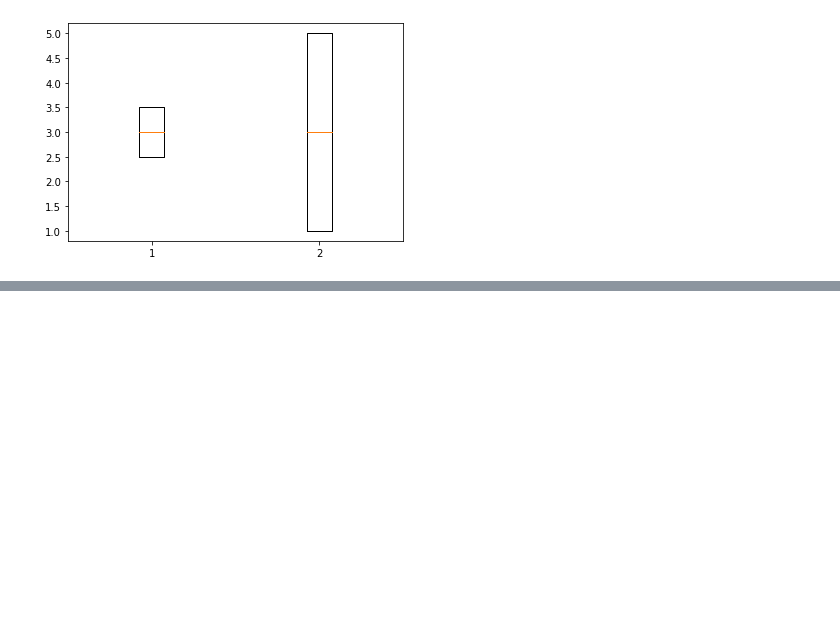
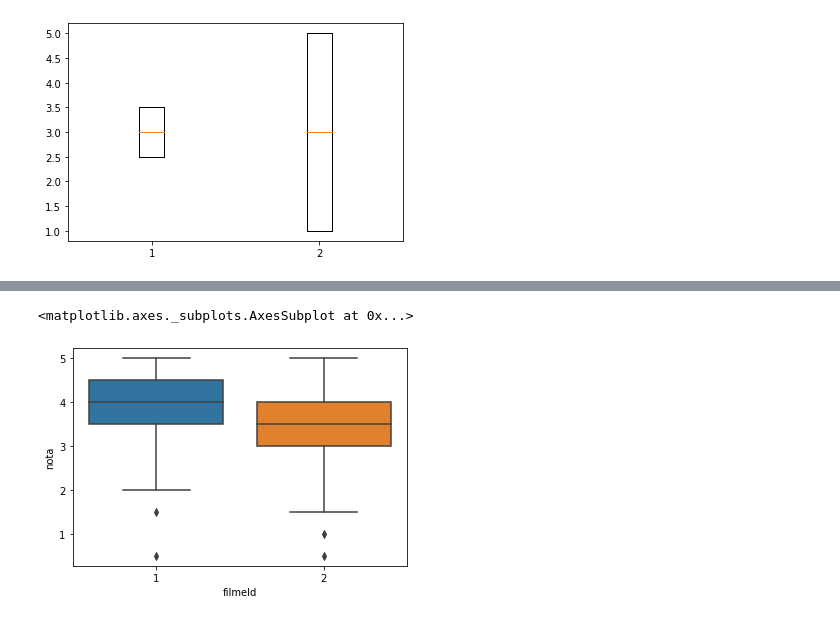
Before and after one commit to gabrielcn/Data-Science, a Jupyter notebook: introducao_data_science.ipynb, the cells around one changed output, grey strips where cells are left out. Drawn from its saved outputs; the diff is of its cells as text; code cells hidden in the pictures; blank space fills up the shorter version.

```diff
--- a/introducao_data_science.ipynb
+++ b/introducao_data_science.ipynb
@@ -706,0 +726,6 @@ plt.boxplot([filme1, filme2]) #visualizacao do filme1 e filme2 de um array
+# %%
+#Explorando os filmes com o seaborn
+sns.boxplot(x = "filmeId", y="nota", data = notas.query("filmeId in [1,2]")) # .query("filmeId in [1,2]")) representa que só quer os filmeId dentro de 1,2. Ou seja, o filmeId 1 e o filmeId 2.
+# %% [output]
+<matplotlib.axes._subplots.AxesSubplot at 0x...>
+[figure, added]
```
Also changed, not shown: parts of 6 cells of this notebook.
